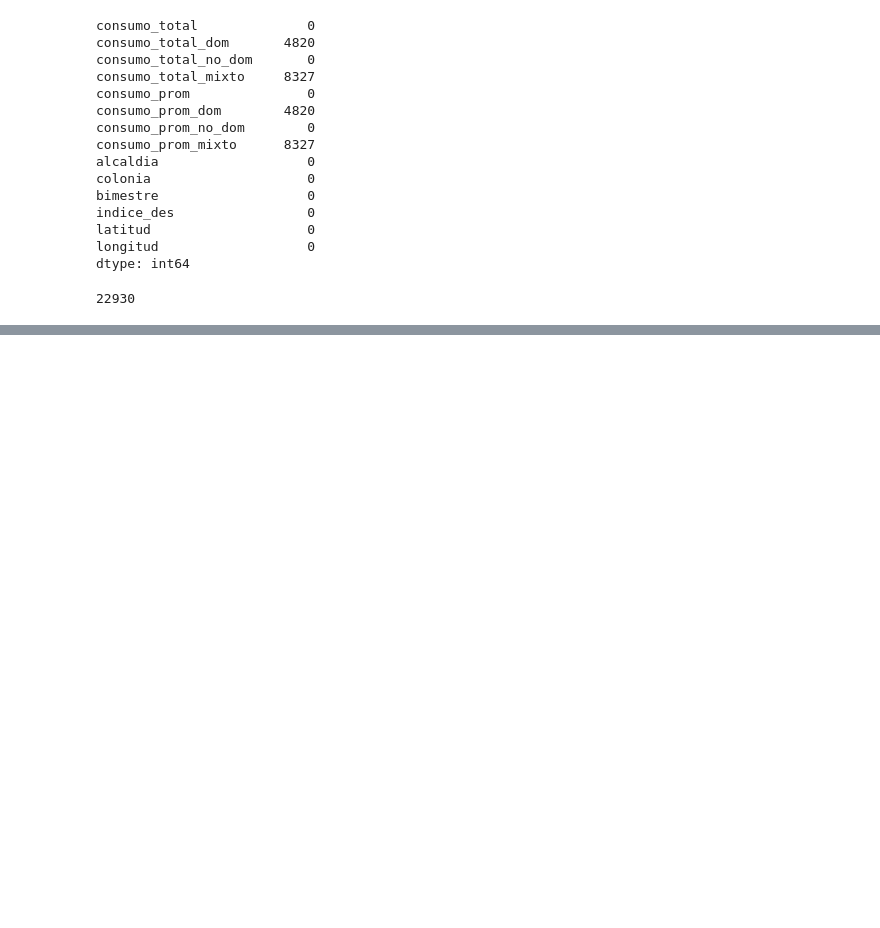
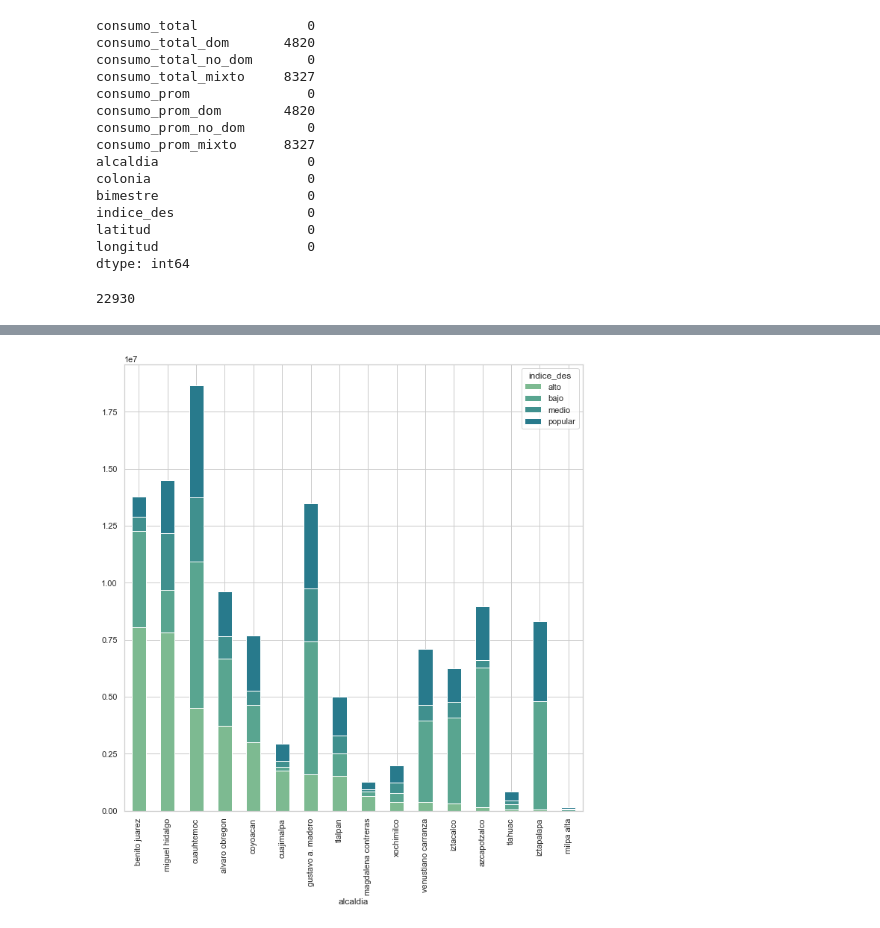
Before and after one commit to ElenaVillano/eda_geda_conagua, a Jupyter notebook: Ele_graphics.ipynb, the cells around one changed output, grey strips where cells are left out. Cells and saved outputs as stored; diff of their text form; code cells hidden in the pictures; blank space fills up the shorter version.

```diff
--- a/Ele_graphics.ipynb
+++ b/Ele_graphics.ipynb
@@ -215,0 +178,14 @@ Name: consumo_total, Length: 71102, dtype: bool
+# %%
+ind_alcaldia = pd.DataFrame(df, columns=['alcaldia','consumo_total','indice_des'])\
+.groupby(['alcaldia','indice_des'], as_index=False).sum()\
+.sort_values(by=['consumo_total'], ascending=False)
+# %%
+ind_alcaldia_tot=ind_alcaldia.pivot(index='alcaldia',
+                                    columns='indice_des',
+                                    values='consumo_total').fillna(0)
+# %%
+ind_alcaldia_tot=ind_alcaldia_tot.sort_values(by='alto',ascending=False)
+# %%
+plt2=ind_alcaldia_tot.plot(kind='bar',stacked=True)
+# %% [output]
+[figure, added]
```
Also changed, not shown: parts of 14 cells of this notebook.
